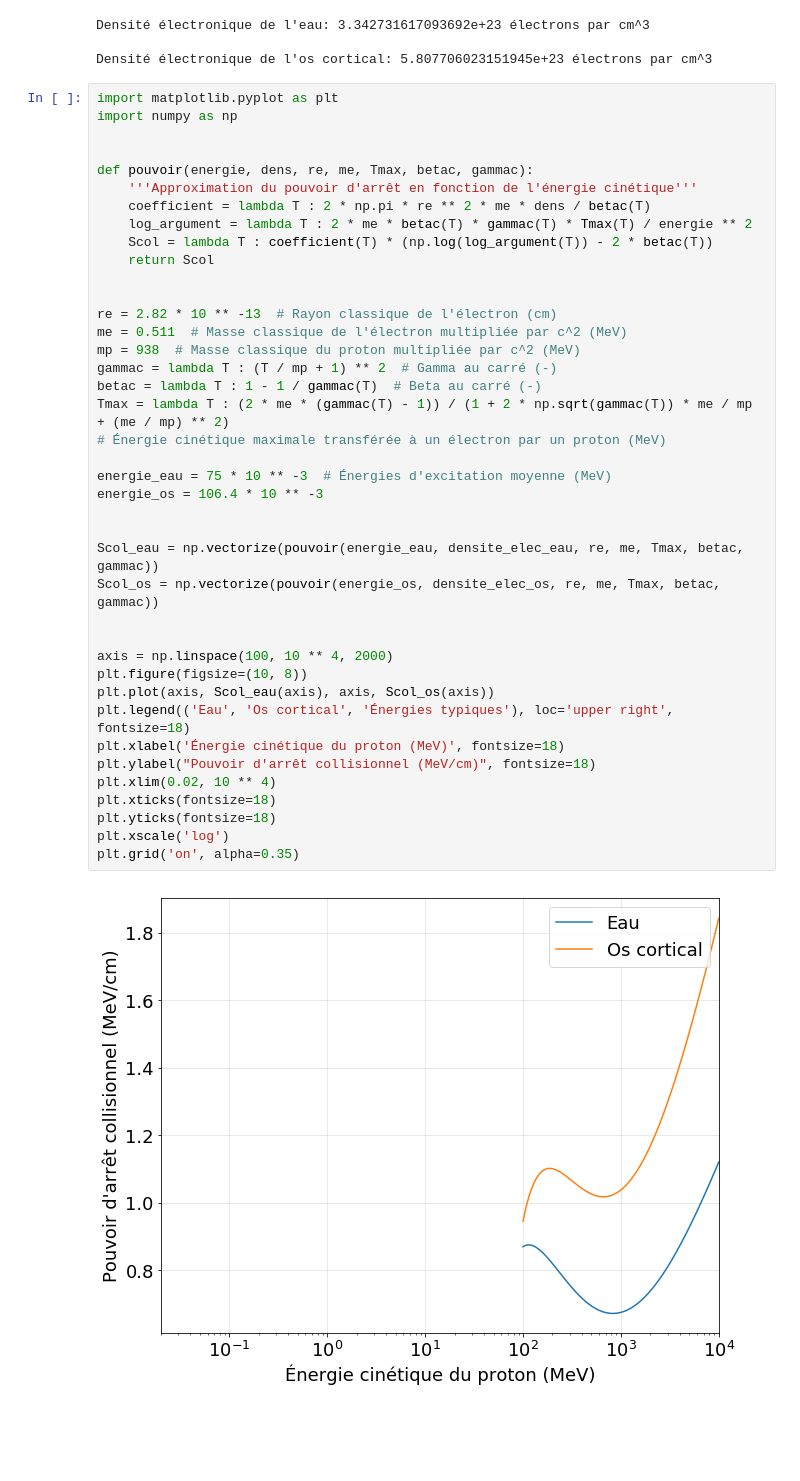
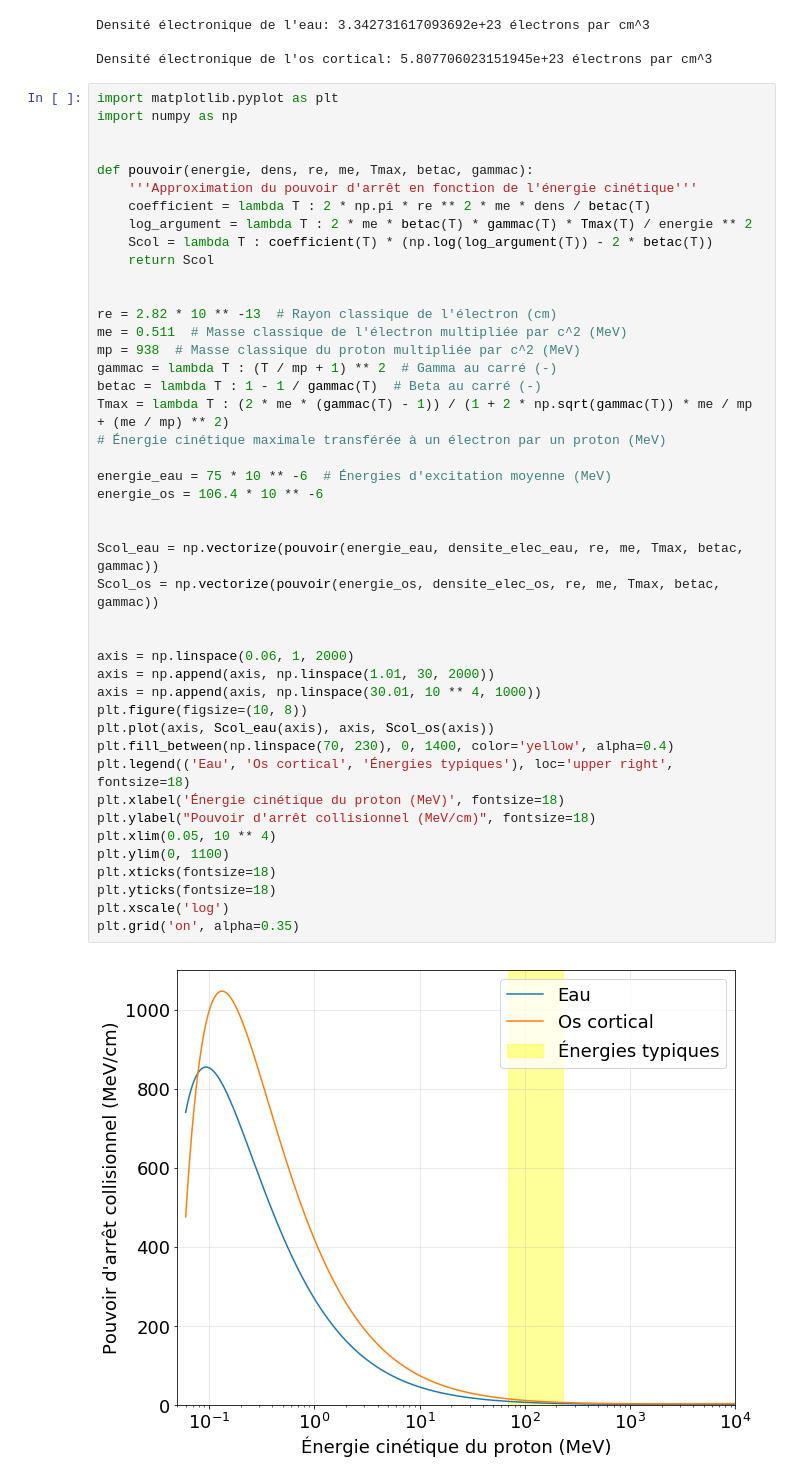
Before and after one commit to gahem1/Physique_Numerique, a Jupyter notebook: TP1_Gabriel_Hemond_Meriem_Khalfoun.ipynb, the cells around one changed output. Cells and saved outputs as stored; diff of their text form; blank space fills up the shorter version.

```diff
--- a/TP1_Gabriel_Hemond_Meriem_Khalfoun.ipynb
+++ b/TP1_Gabriel_Hemond_Meriem_Khalfoun.ipynb
@@ -66,38 +66,42 @@ def pouvoir(energie, dens, re, me, Tmax, betac, gammac):
     coefficient = lambda T : 2 * np.pi * re ** 2 * me * dens / betac(T)
     log_argument = lambda T : 2 * me * betac(T) * gammac(T) * Tmax(T) / energie ** 2
     Scol = lambda T : coefficient(T) * (np.log(log_argument(T)) - 2 * betac(T))
     return Scol
 
 
 re = 2.82 * 10 ** -13  # Rayon classique de l'électron (cm)
 me = 0.511  # Masse classique de l'électron multipliée par c^2 (MeV)
 mp = 938  # Masse classique du proton multipliée par c^2 (MeV)
 gammac = lambda T : (T / mp + 1) ** 2  # Gamma au carré (-)
 betac = lambda T : 1 - 1 / gammac(T)  # Beta au carré (-)
 Tmax = lambda T : (2 * me * (gammac(T) - 1)) / (1 + 2 * np.sqrt(gammac(T)) * me / mp + (me / mp) ** 2)
 # Énergie cinétique maximale transférée à un électron par un proton (MeV)
 
-energie_eau = 75 * 10 ** -3  # Énergies d'excitation moyenne (MeV)
-energie_os = 106.4 * 10 ** -3
+energie_eau = 75 * 10 ** -6  # Énergies d'excitation moyenne (MeV)
+energie_os = 106.4 * 10 ** -6
 
 
 Scol_eau = np.vectorize(pouvoir(energie_eau, densite_elec_eau, re, me, Tmax, betac, gammac))
 Scol_os = np.vectorize(pouvoir(energie_os, densite_elec_os, re, me, Tmax, betac, gammac))
 
 
-axis = np.linspace(100, 10 ** 4, 2000)
+axis = np.linspace(0.06, 1, 2000)
+axis = np.append(axis, np.linspace(1.01, 30, 2000))
+axis = np.append(axis, np.linspace(30.01, 10 ** 4, 1000))
 plt.figure(figsize=(10, 8))
 plt.plot(axis, Scol_eau(axis), axis, Scol_os(axis))
+plt.fill_between(np.linspace(70, 230), 0, 1400, color='yellow', alpha=0.4)
 plt.legend(('Eau', 'Os cortical', 'Énergies typiques'), loc='upper right', fontsize=18)
 plt.xlabel('Énergie cinétique du proton (MeV)', fontsize=18)
 plt.ylabel("Pouvoir d'arrêt collisionnel (MeV/cm)", fontsize=18)
-plt.xlim(0.02, 10 ** 4)
+plt.xlim(0.05, 10 ** 4)
+plt.ylim(0, 1100)
 plt.xticks(fontsize=18)
 plt.yticks(fontsize=18)
 plt.xscale('log')
 plt.grid('on', alpha=0.35)
 # %% [output]
-[figure, old version]
+[figure, new version]
 # %% [markdown]
 # Portée des protons dans la matière
 ## 3.
```
Also changed, not shown: parts of 3 cells of this notebook.
